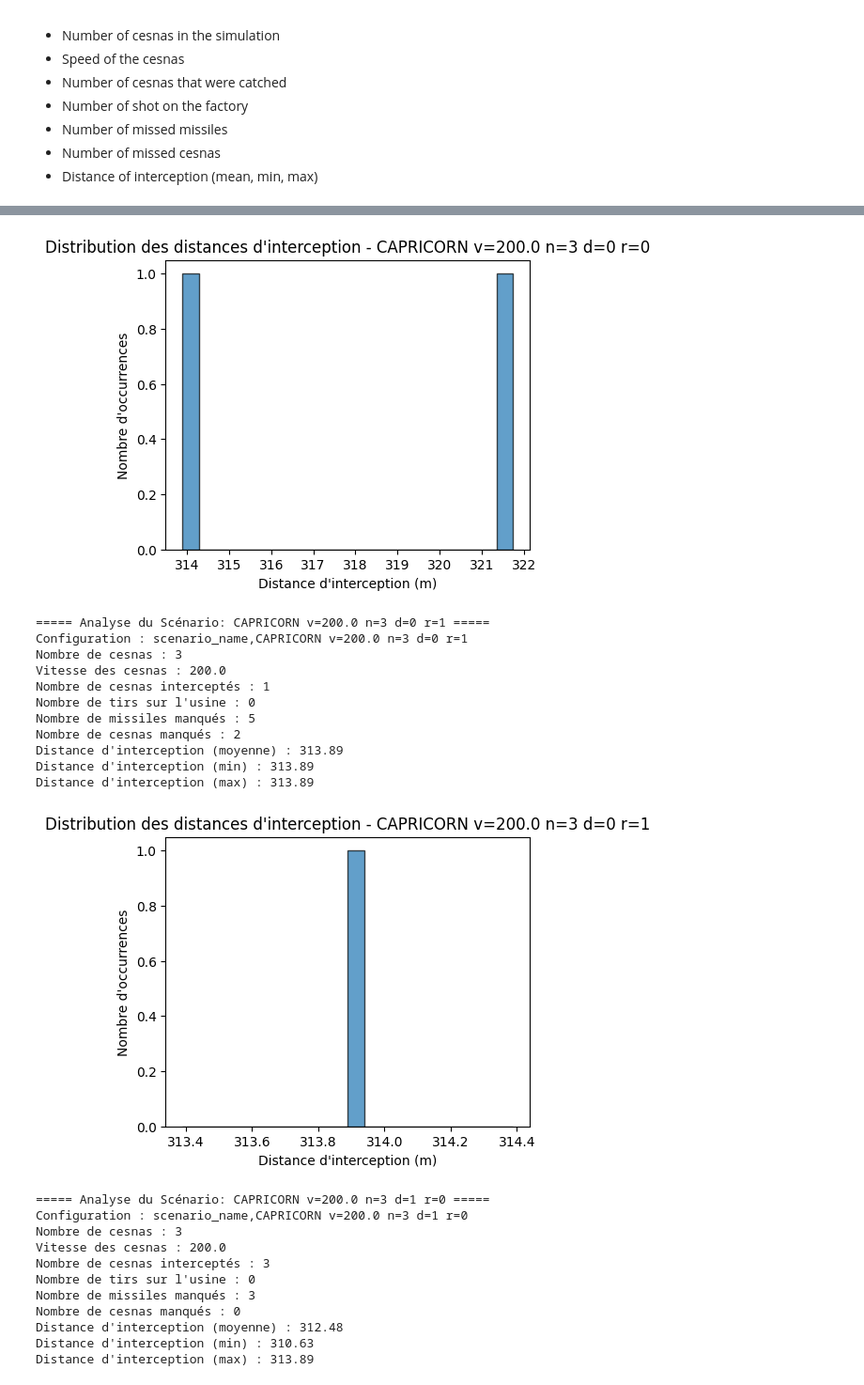
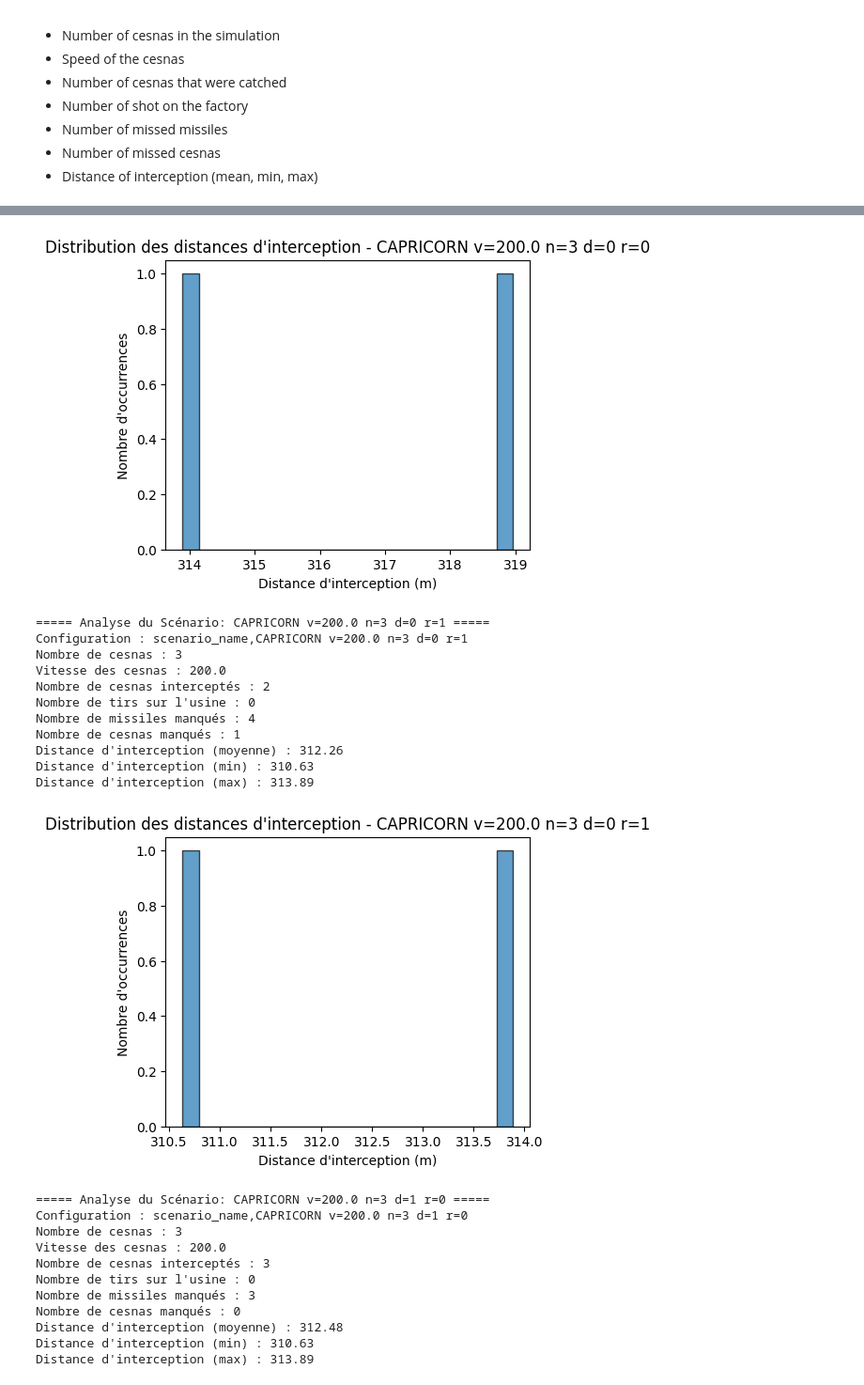
Before and after one commit to GoulvenLP/Capricorn, a Jupyter notebook: analysis/logs_analyser.ipynb, the cells around one changed output, grey strips where cells are left out. Shown at 94% size. Drawn from its saved outputs; the diff is of its cells as text; code cells hidden in the pictures.

```diff
--- a/analysis/logs_analyser.ipynb
+++ b/analysis/logs_analyser.ipynb
@@ -93,7 +18,7 @@ import matplotlib.pyplot as plt
 import os
 
 # Charger le fichier CSV
-log_file = "../log/1740402363068capricorn.csv"
+log_file = "../log/1740403696126capricorn.csv"
 
 if not os.path.exists(log_file):
     print("Aucun fichier CSV trouvé.")
@@ -245,16 +170,16 @@ Distance d'interception (max) : 321.74
-[figure, old version]
+[figure, new version]
 ===== Analyse du Scénario: CAPRICORN v=200.0 n=3 d=0 r=1 =====
 Configuration : scenario_name,CAPRICORN v=200.0 n=3 d=0 r=1
 Nombre de cesnas : 3
 Vitesse des cesnas : 200.0
-Nombre de cesnas interceptés : 1
+Nombre de cesnas interceptés : 2
 Nombre de tirs sur l'usine : 0
-Nombre de missiles manqués : 5
-Nombre de cesnas manqués : 2
-Distance d'interception (moyenne) : 313.89
-Distance d'interception (min) : 313.89
+Nombre de missiles manqués : 4
+Nombre de cesnas manqués : 1
+Distance d'interception (moyenne) : 312.26
+Distance d'interception (min) : 310.63
 Distance d'interception (max) : 313.89
-[figure, old version]
+[figure, new version]
 ===== Analyse du Scénario: CAPRICORN v=200.0 n=3 d=1 r=0 =====
 Configuration : scenario_name,CAPRICORN v=200.0 n=3 d=1 r=0
 Nombre de cesnas : 3
```
Also changed, not shown: parts of 2 cells of this notebook.
